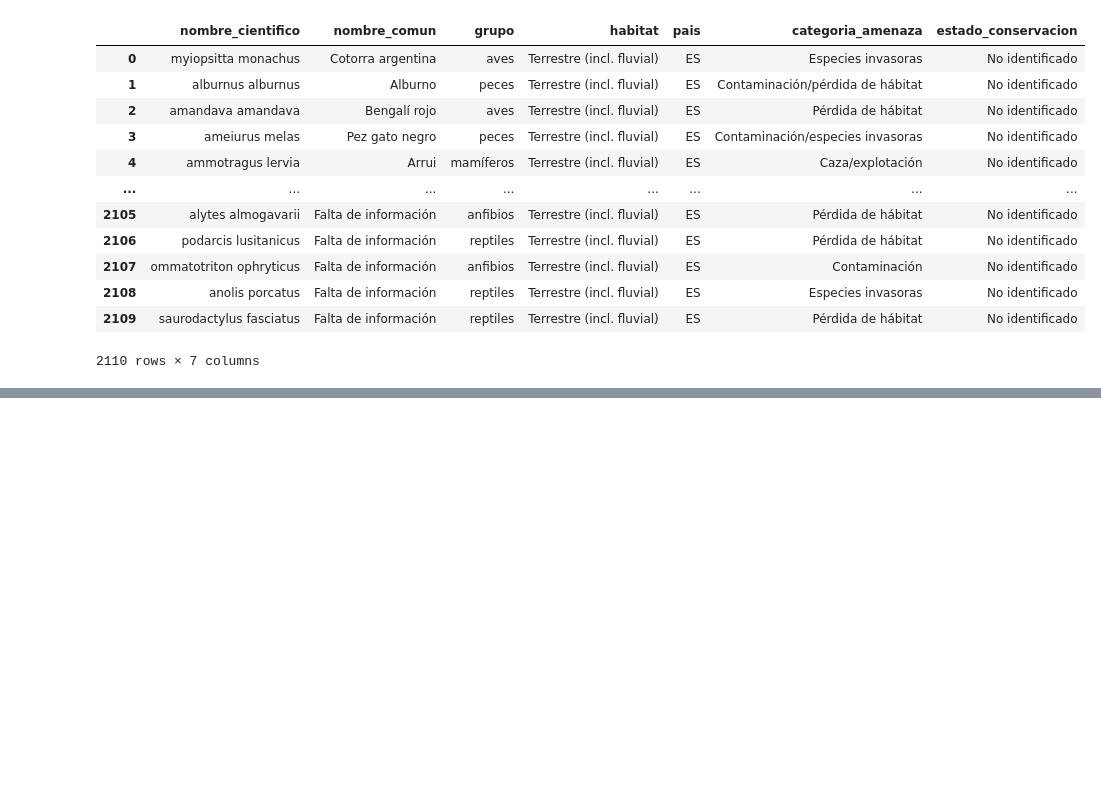
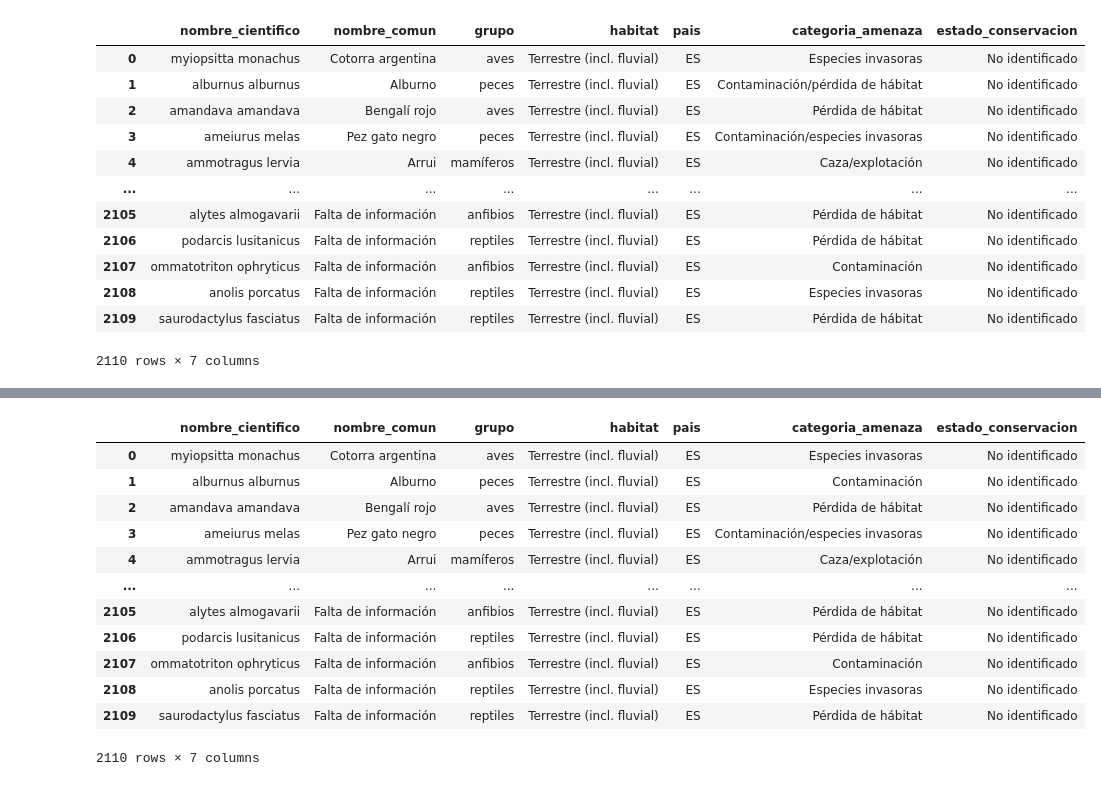
Before and after one commit to NereaGomez9/Animales-en-peligro-de-exticion, a Jupyter notebook: proyecto_animales.ipynb, the cells around one changed output, grey strips where cells are left out. Cells and saved outputs as stored; diff of their text form; code cells hidden in the pictures; blank space fills up the shorter version.

```diff
--- a/proyecto_animales.ipynb
+++ b/proyecto_animales.ipynb
@@ -734,3 +734,5 @@ df_combinado
 | 2108 | anolis porcatus | Falta de información | reptiles | Terrestre (incl. fluvial) | ES | Especies invasoras | No identificado |
 | 2109 | saurodactylus fasciatus | Falta de información | reptiles | Terrestre (incl. fluvial) | ES | Pérdida de hábitat | No identificado |
 2110 rows × 7 columns
+# %%
+df_combinado['estado_conservacion'] = df_combinado['estado_conservacion'].str.capitalize()
@@ -736,0 +780,19 @@ df_combinado
+# %%
+# Diccionario con los reemplazos exactos
+reemplazos = {
+    "Contaminación/pérdida de hábitat": "Contaminación",
+    "Especies invasoras/pérdida de hábitat": "Especies invasoras",
+    "Caza/pérdida de hábitat": "Caza",
+    "Pérdida de hábitat/caza/explotación": "Caza/explotación",
+    "Pérdida de hábitat/caza": "Caza",
+    "Contaminación/cambio climático": "Contaminación",
+    "Caza/explotación/contaminación": "Caza/explotación",
+    "Pérdida de hábitat/cambio climático": "Cambio climático",
+    "Cambio climático/contaminación": "Cambio climático"
+}
+
+# Aplicamos los reemplazos (respetando mayúsculas y tildes)
+df_combinado["categoria_amenaza"] = df_combinado["categoria_amenaza"].replace(reemplazos)
+
+# Opcional: eliminar espacios sobrantes por si acaso
+df_combinado["categoria_amenaza"] = df_combinado["categoria_amenaza"].str.strip()
@@ -736,0 +810,16 @@ df_combinado
+# %%
+df_combinado
+# %% [output]
+|  | nombre_cientifico | nombre_comun | grupo | habitat | pais | categoria_amenaza | estado_conservacion |
+| 0 | myiopsitta monachus | Cotorra argentina | aves | Terrestre (incl. fluvial) | ES | Especies invasoras | No identificado |
+| 1 | alburnus alburnus | Alburno | peces | Terrestre (incl. fluvial) | ES | Contaminación | No identificado |
+| 2 | amandava amandava | Bengalí rojo | aves | Terrestre (incl. fluvial) | ES | Pérdida de hábitat | No identificado |
+| 3 | ameiurus melas | Pez gato negro | peces | Terrestre (incl. fluvial) | ES | Contaminación/especies invasoras | No identificado |
+| 4 | ammotragus lervia | Arrui | mamíferos | Terrestre (incl. fluvial) | ES | Caza/explotación | No identificado |
+| ... | ... | ... | ... | ... | ... | ... | ... |
+| 2105 | alytes almogavarii | Falta de información | anfibios | Terrestre (incl. fluvial) | ES | Pérdida de hábitat | No identificado |
+| 2106 | podarcis lusitanicus | Falta de información | reptiles | Terrestre (incl. fluvial) | ES | Pérdida de hábitat | No identificado |
+| 2107 | ommatotriton ophryticus | Falta de información | anfibios | Terrestre (incl. fluvial) | ES | Contaminación | No identificado |
+| 2108 | anolis porcatus | Falta de información | reptiles | Terrestre (incl. fluvial) | ES | Especies invasoras | No identificado |
+| 2109 | saurodactylus fasciatus | Falta de información | reptiles | Terrestre (incl. fluvial) | ES | Pérdida de hábitat | No identificado |
+2110 rows × 7 columns
```
Also changed, not shown: parts of 11 cells of this notebook.
